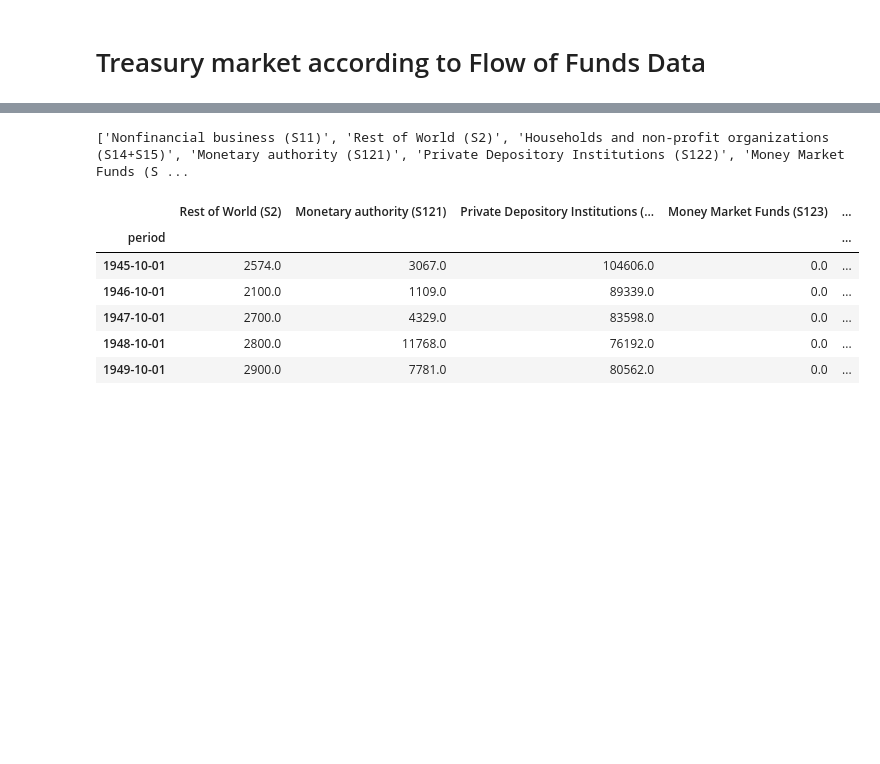
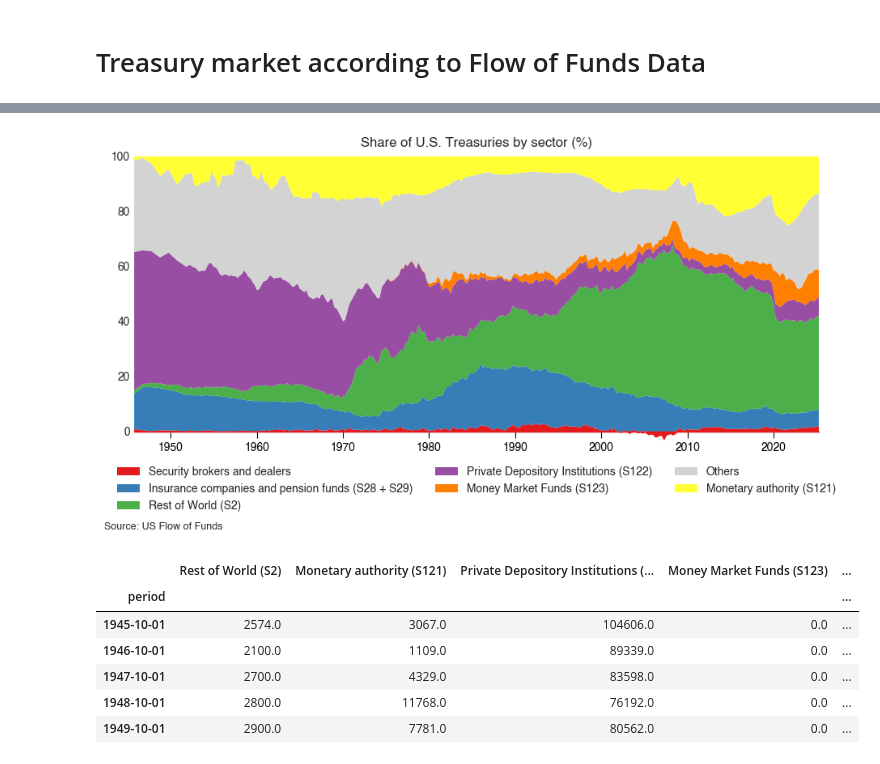
Before and after one commit to miche-quiche/OikopediaCharts, a Jupyter notebook: TreasuryMarketFofData.ipynb, the cells around one changed output, grey strips where cells are left out. Cells and saved outputs as stored; diff of their text form; code cells hidden in the pictures; blank space fills up the shorter version.

Commit message:
TMarketFofData update

```diff
--- a/TreasuryMarketFofData.ipynb
+++ b/TreasuryMarketFofData.ipynb
@@ -130,7 +117,68 @@ plt.show()
 # %%
-print(df.columns.tolist())
+df_prop = df.div(all_sectors, axis=0)
+df_prop = df_prop * 100
+df_prop["Insurance companies and pension funds (S28 + S29)"] = df_prop["Insurance companies (S128)"] + df_prop["Pension Funds (S129)"]
+
+
+# Sélection de quelques séries
+selected = ["Security brokers and dealers",
+            "Insurance companies and pension funds (S28 + S29)",
+            "Rest of World (S2)",
+            "Private Depository Institutions (S122)",
+            "Money Market Funds (S123)",
+            "Monetary authority (S121)",
+            ]
+
+neg = df_prop["Security brokers and dealers"].clip(upper=0)
+pos = df_prop["Security brokers and dealers"].clip(lower=0)
+df_prop["Security brokers and dealers"] = pos
+
+# Calcul de la part "Others"
+df_prop = df_prop[selected].copy()
+df_prop["Others"] = 100 - df_prop.sum(axis=1)
+
+selected.remove("Monetary authority (S121)")
+selected.append("Others")
+selected.append("Monetary authority (S121)")
+df_prop = df_prop[selected]
+
+
+colors = list(plt.cm.get_cmap('Set1').colors[:6])
+colors.append('lightgray')
+colors[-1], colors[-2] = colors [-2], colors [-1]
+
+
+
+# Tracé
+fig, ax = plt.subplots(figsize=(10, 5))
+ax.stackplot(df_prop.index, df_prop.T, labels=df_prop.columns,colors=colors)
+ax.set_xmargin(0)
+ax.margins(y=0.01)
+ax.set_facecolor('white')
+ax.set_title("Share of U.S. Treasuries by sector (%)")
+ax.fill_between(df_prop.index, neg, 0, color=colors[0])
+ax.legend(loc='upper center', bbox_to_anchor=(0.5, -0.05), ncol=3)
+
+# Forcer la spine du bas
+ax.spines['bottom'].set_position(('data', 0))
+ax.spines['bottom'].set_visible(True)
+ax.spines['bottom'].set_color('black')
+#ax.spines['bottom'].set_linewidth(1.0)
+
+# Forcer les ticks vers l'extérieur et visibles
+ax.xaxis.set_ticks_position('bottom')
+ax.tick_params(axis='x', which='both', direction='out', length=6, colors='black', bottom=True, top=False)
+
+# S'assurer que les labels sont visibles
+ax.xaxis.set_tick_params(labelcolor='black')
+
+plt.xticks(rotation=0)
+fig.text(0.04, -0.0, "Source: US Flow of Funds", ha="left", fontsize=9)
+
+plt.tight_layout()
+plt.show()
 # %% [output]
-['Nonfinancial business (S11)', 'Rest of World (S2)', 'Households and non-profit organizations (S14+S15)', 'Monetary authority (S121)', 'Private Depository Institutions (S122)', 'Money Market Funds (S ...
+[figure, added]
 # %%
 df1.head()
 # %% [output]
```
Also changed, not shown: parts of 3 cells of this notebook, 1 other file.
